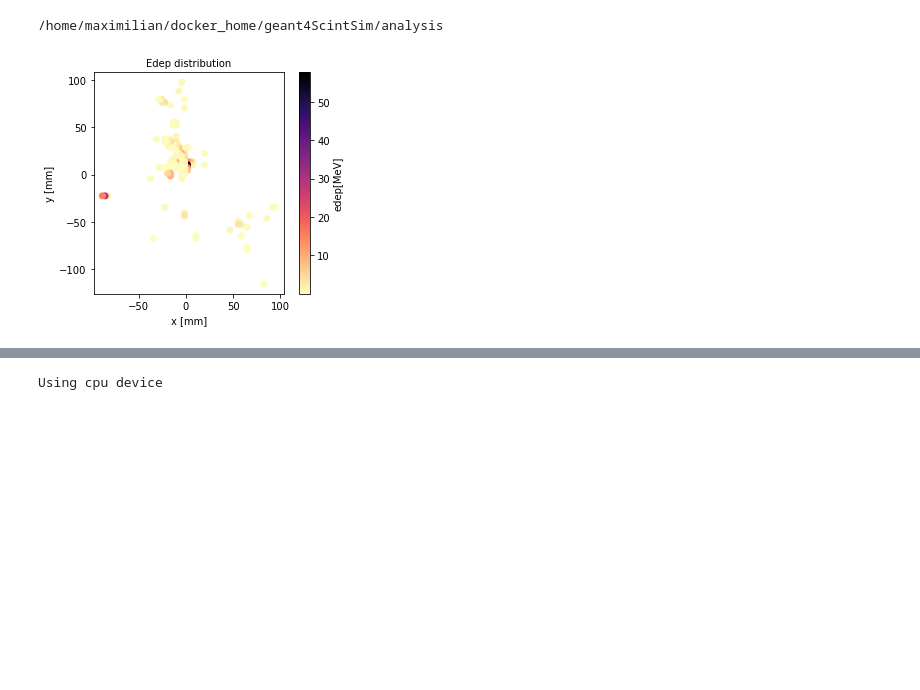
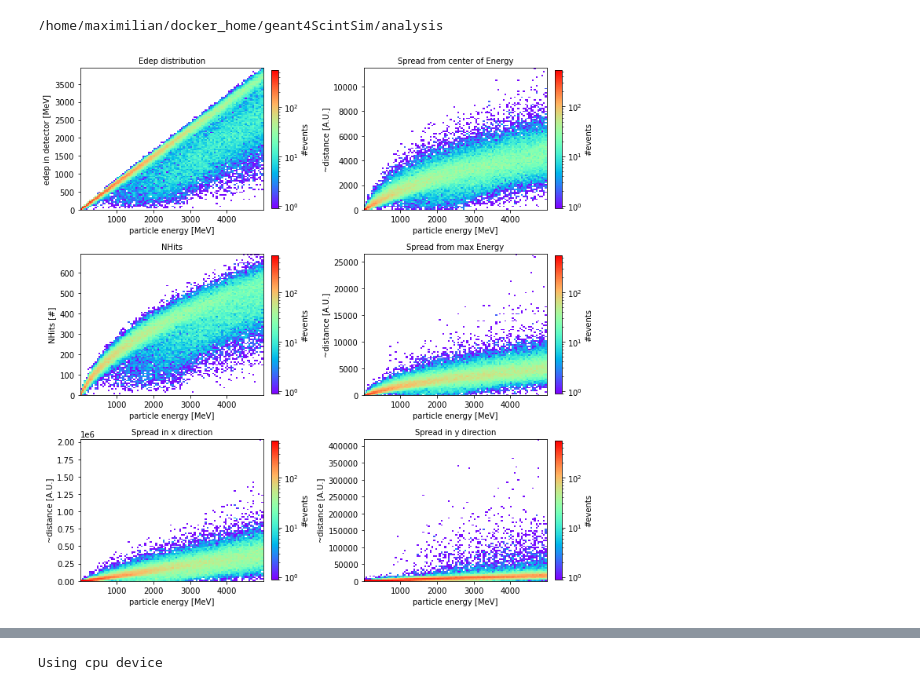
Before and after one commit to maximilianKoeper/geant4ScintSim, a Jupyter notebook: analysis/jupyter-notebooks/Analysis_test.ipynb, the cells around one changed output, grey strips where cells are left out. Cells and saved outputs as stored; diff of their text form; code cells hidden in the pictures; blank space fills up the shorter version.

```diff
--- a/analysis/jupyter-notebooks/Analysis_test.ipynb
+++ b/analysis/jupyter-notebooks/Analysis_test.ipynb
@@ -13,6 +19,4 @@ file = open("../sim/build/out.json")
 # a dictionary
 data = json.load(file)
 # %%
-psh.plotEdepDistr(300, data)
+psh.plotEdepDistr(8, data)
-# %% [output]
-[figure, removed]
@@ -19 +89,77 @@ psh.plotEdepDistr(300, data)
+# %%
+H_edep, x_edges_edep, y_edges_edep = np.histogram2d(eparticle_data, edep_data, bins=100)
+H_spreadFromMean, x_edges_SFMean, y_edges_SFMean = np.histogram2d(eparticle_data, meanspred_data, bins=100)
+H_spreadFromMax, x_edges_SFMax, y_edges_SFMax = np.histogram2d(eparticle_data, spreadfrommaxedep_data, bins=100)
+H_spreadX, x_edges_SX, y_edges_SX = np.histogram2d(eparticle_data, meanspred_data_x, bins=100)
+H_spreadY, x_edges_SY, y_edges_SY = np.histogram2d(eparticle_data, meanspred_data_y, bins=100)
+H_NHits, x_edges_NHits, y_edges_NHits = np.histogram2d(eparticle_data, numberofhits_data, bins=100)
+# %%
+f_size = 10
+
+fig, axs = plt.subplots(3,2,figsize=(10, 10))
+
+##############
+ax = axs[0][0]
+scatter_plot = ax.pcolormesh(x_edges_edep, y_edges_edep, H_edep.T, norm=colors.LogNorm(vmin=0.9, vmax=H_edep.max()), cmap='rainbow')
+cbar = fig.colorbar(scatter_plot, ax=ax, fraction=0.035, pad=0.04)
+cbar.set_label("#events")
+
+ax.set_title("Edep distribution", fontsize=f_size)
+ax.set_ylabel("edep in detector [MeV]", fontsize=f_size)
+ax.set_xlabel("particle energy [MeV]", fontsize=f_size)
+
+##############
+ax = axs[0][1]
+scatter_plot = ax.pcolormesh(x_edges_SFMean, y_edges_SFMean, H_spreadFromMean.T, norm=colors.LogNorm(vmin=0.9, vmax=H_spreadFromMean.max()), cmap='rainbow')
+cbar = fig.colorbar(scatter_plot, ax=ax, fraction=0.035, pad=0.04)
+cbar.set_label("#events")
+
+ax.set_title("Spread from center of Energy", fontsize=f_size)
+ax.set_ylabel("~distance [A.U.]", fontsize=f_size)
+ax.set_xlabel("particle energy [MeV]", fontsize=f_size)
+
+##############
+ax = axs[1][0]
+scatter_plot = ax.pcolormesh(x_edges_NHits, y_edges_NHits, H_NHits.T, norm=colors.LogNorm(vmin=0.9, vmax=H_spreadFromMean.max()), cmap='rainbow')
+cbar = fig.colorbar(scatter_plot, ax=ax, fraction=0.035, pad=0.04)
+cbar.set_label("#events")
+
+ax.set_title("NHits", fontsize=f_size)
+ax.set_ylabel("NHits [#]", fontsize=f_size)
+ax.set_xlabel("particle energy [MeV]", fontsize=f_size)
+
+##############
+ax = axs[1][1]
+scatter_plot = ax.pcolormesh(x_edges_SFMax, y_edges_SFMax, H_spreadFromMax.T, norm=colors.LogNorm(vmin=0.9, vmax=H_spreadFromMean.max()), cmap='rainbow')
+cbar = fig.colorbar(scatter_plot, ax=ax, fraction=0.035, pad=0.04)
+cbar.set_label("#events")
+
+ax.set_title("Spread from max Energy", fontsize=f_size)
+ax.set_ylabel("~distance [A.U.]", fontsize=f_size)
+ax.set_xlabel("particle energy [MeV]", fontsize=f_size)
+
+##############
+ax = axs[2][0]
+scatter_plot = ax.pcolormesh(x_edges_SX, y_edges_SX, H_spreadX.T, norm=colors.LogNorm(vmin=0.9, vmax=H_spreadFromMean.max()), cmap='rainbow')
+cbar = fig.colorbar(scatter_plot, ax=ax, fraction=0.035, pad=0.04)
+cbar.set_label("#events")
+
+ax.set_title("Spread in x direction", fontsize=f_size)
+ax.set_ylabel("~distance [A.U.]", fontsize=f_size)
+ax.set_xlabel("particle energy [MeV]", fontsize=f_size)
+
+##############
+ax = axs[2][1]
+scatter_plot = ax.pcolormesh(x_edges_SY, y_edges_SY, H_spreadY.T, norm=colors.LogNorm(vmin=0.9, vmax=H_spreadFromMean.max()), cmap='rainbow')
+cbar = fig.colorbar(scatter_plot, ax=ax, fraction=0.035, pad=0.04)
+cbar.set_label("#events")
+
+ax.set_title("Spread in y direction", fontsize=f_size)
+ax.set_ylabel("~distance [A.U.]", fontsize=f_size)
+ax.set_xlabel("particle energy [MeV]", fontsize=f_size)
+
+fig.tight_layout()
+plt.show()
+# %% [output]
+[figure, added]
 # %%
```
Also changed, not shown: parts of 28 cells of this notebook.
